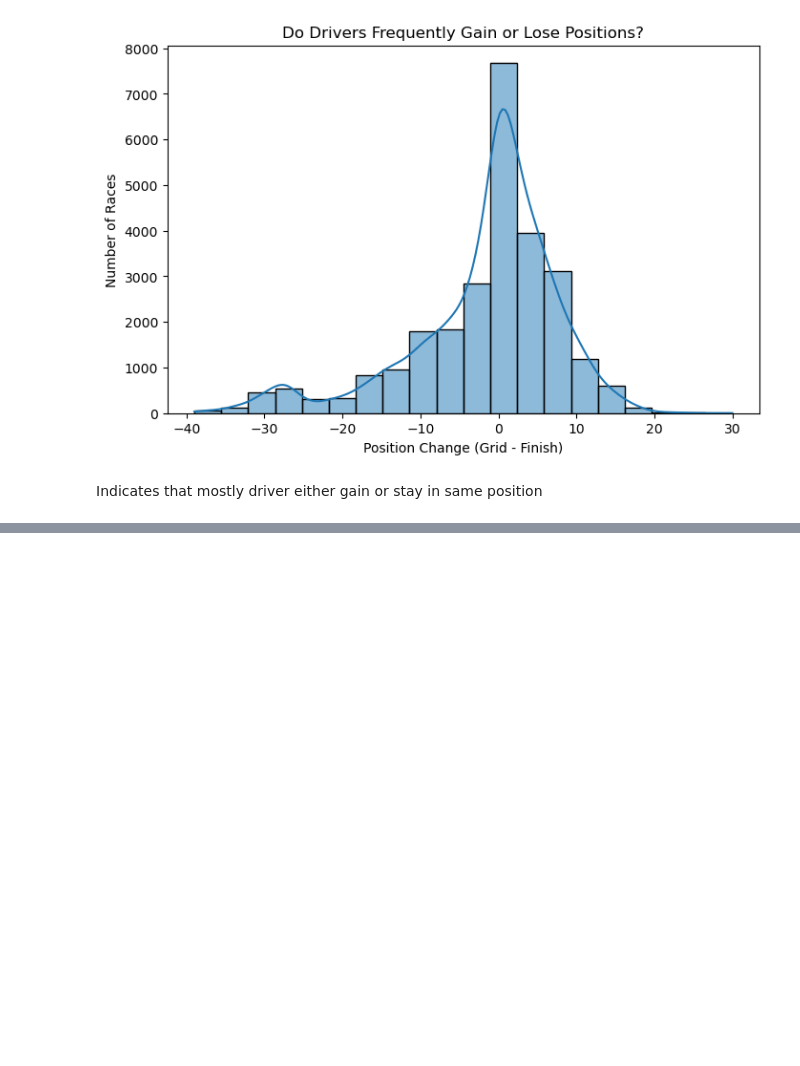
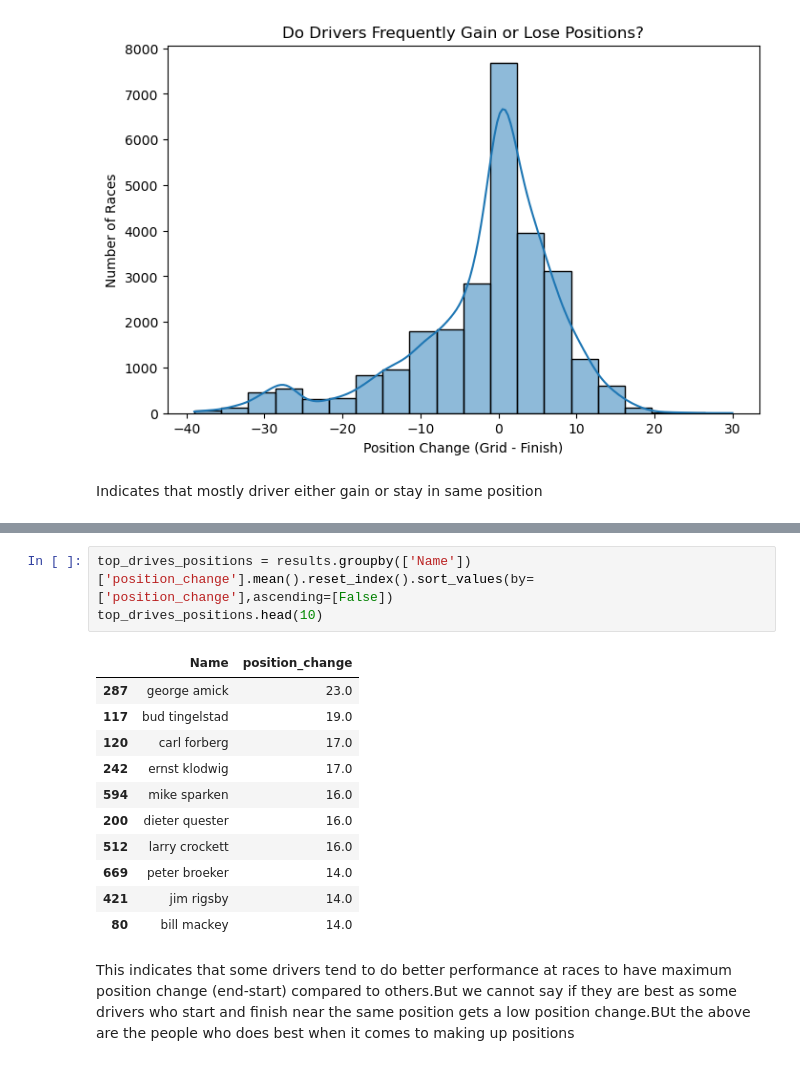
Before and after one commit to LalithKishore-S/DPL_2025, a Jupyter notebook: Analysis_questions.ipynb, the cells around one changed output, grey strips where cells are left out. Saved outputs shown, nothing was run; the diff lists cells and outputs as text; blank space fills up the shorter version.

```diff
--- a/Analysis_questions.ipynb
+++ b/Analysis_questions.ipynb
@@ -251,0 +273,17 @@ Indicates that mostly driver either gain or stay in same position
+# %%
+top_drives_positions = results.groupby(['Name'])['position_change'].mean().reset_index().sort_values(by=['position_change'],ascending=[False])
+top_drives_positions.head(10)
+# %% [output]
+|  | Name | position_change |
+| 287 | george amick | 23.0 |
+| 117 | bud tingelstad | 19.0 |
+| 120 | carl forberg | 17.0 |
+| 242 | ernst klodwig | 17.0 |
+| 594 | mike sparken | 16.0 |
+| 200 | dieter quester | 16.0 |
+| 512 | larry crockett | 16.0 |
+| 669 | peter broeker | 14.0 |
+| 421 | jim rigsby | 14.0 |
+| 80 | bill mackey | 14.0 |
+# %% [markdown]
+This indicates that some drivers tend to do better performance at races to have maximum position change (end-start) compared to others.But we cannot say if they are best as some drivers who start and finish near the same position gets a low position change.BUt the above are the people who does best when it comes to making up positions
```
Also changed, not shown: parts of 4 cells of this notebook.
